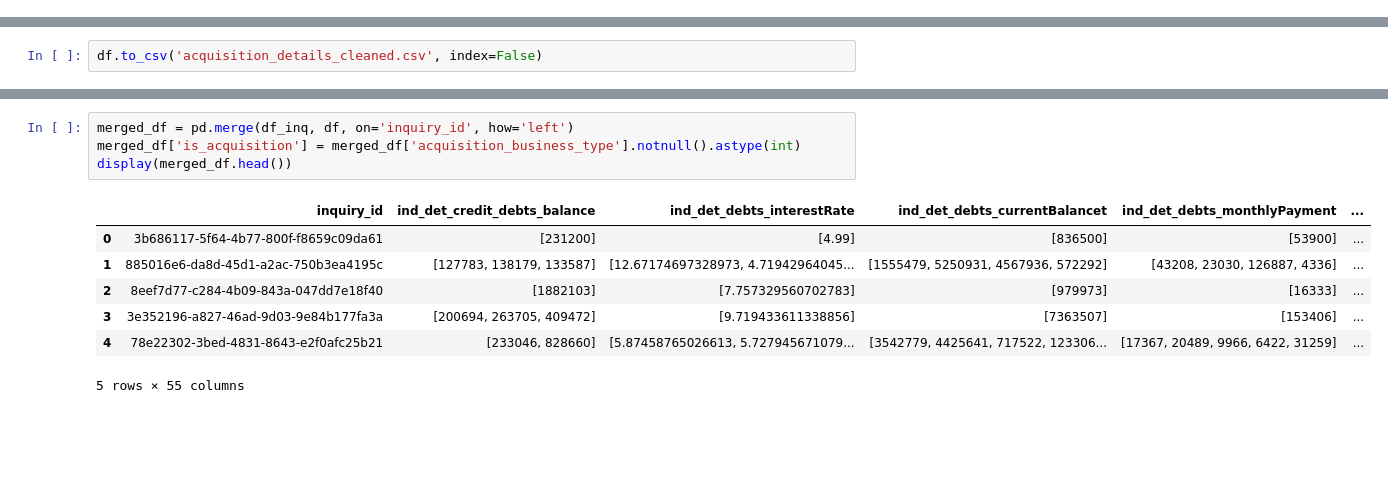
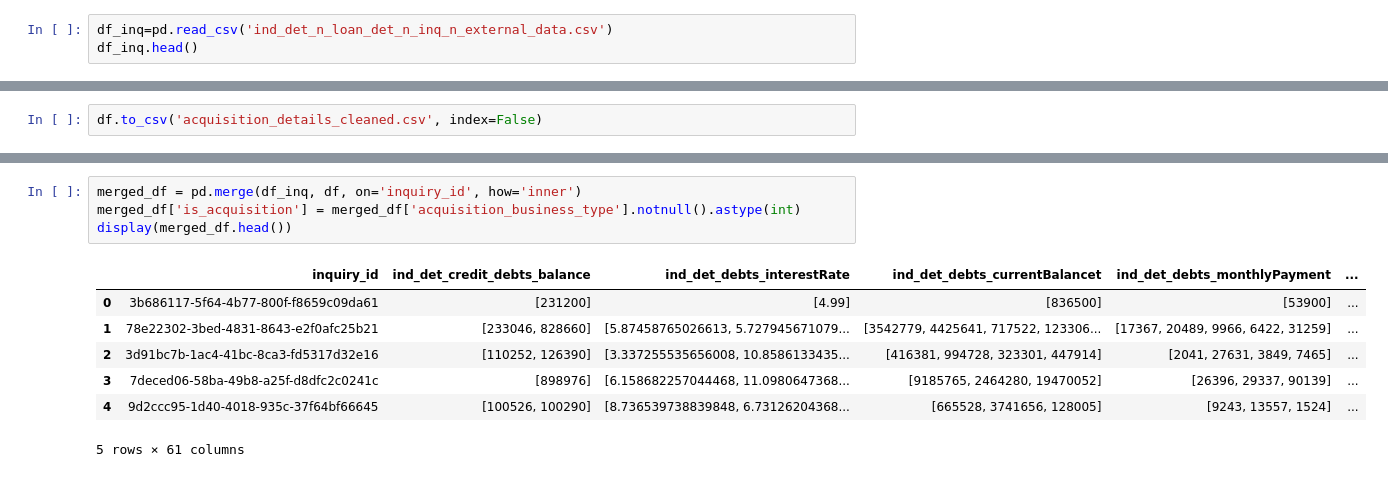
Before and after one commit to arushijha03/ParlayProject, a Jupyter notebook: merged_acquisition_details_and_external_data.ipynb, the cells around one changed output, grey strips where cells are left out. Cells and saved outputs as stored; diff of their text form; blank space fills up the shorter version.

```diff
--- a/merged_acquisition_details_and_external_data.ipynb
+++ b/merged_acquisition_details_and_external_data.ipynb
@@ -3,0 +90,3 @@ import json
+# %%
+df_inq=pd.read_csv('ind_det_n_loan_det_n_inq_n_external_data.csv')
+df_inq.head()
@@ -80,12 +162,12 @@ df_inq.head()
 # %%
-merged_df = pd.merge(df_inq, df, on='inquiry_id', how='left')
+merged_df = pd.merge(df_inq, df, on='inquiry_id', how='inner')
 merged_df['is_acquisition'] = merged_df['acquisition_business_type'].notnull().astype(int)
 display(merged_df.head())
 # %% [output]
 |  | inquiry_id | ind_det_credit_debts_balance | ind_det_debts_interestRate | ind_det_debts_currentBalancet | ind_det_debts_monthlyPayment | ... |
 | 0 | 3b686117-5f64-4b77-800f-f8659c09da61 | [231200] | [4.99] | [836500] | [53900] | ... |
-| 1 | 885016e6-da8d-45d1-a2ac-750b3ea4195c | [127783, 138179, 133587] | [12.67174697328973, 4.71942964045... | [1555479, 5250931, 4567936, 572292] | [43208, 23030, 126887, 4336] | ... |
-| 2 | 8eef7d77-c284-4b09-843a-047dd7e18f40 | [1882103] | [7.757329560702783] | [979973] | [16333] | ... |
-| 3 | 3e352196-a827-46ad-9d03-9e84b177fa3a | [200694, 263705, 409472] | [9.719433611338856] | [7363507] | [153406] | ... |
-| 4 | 78e22302-3bed-4831-8643-e2f0afc25b21 | [233046, 828660] | [5.87458765026613, 5.727945671079... | [3542779, 4425641, 717522, 123306... | [17367, 20489, 9966, 6422, 31259] | ... |
+| 1 | 78e22302-3bed-4831-8643-e2f0afc25b21 | [233046, 828660] | [5.87458765026613, 5.727945671079... | [3542779, 4425641, 717522, 123306... | [17367, 20489, 9966, 6422, 31259] | ... |
+| 2 | 3d91bc7b-1ac4-41bc-8ca3-fd5317d32e16 | [110252, 126390] | [3.337255535656008, 10.8586133435... | [416381, 994728, 323301, 447914] | [2041, 27631, 3849, 7465] | ... |
+| 3 | 7deced06-58ba-49b8-a25f-d8dfc2c0241c | [898976] | [6.158682257044468, 11.0980647368... | [9185765, 2464280, 19470052] | [26396, 29337, 90139] | ... |
+| 4 | 9d2ccc95-1d40-4018-935c-37f64bf66645 | [100526, 100290] | [8.736539738839848, 6.73126204368... | [665528, 3741656, 128005] | [9243, 13557, 1524] | ... |
-5 rows × 55 columns
+5 rows × 61 columns
```
Also changed, not shown: parts of 22 cells of this notebook, 2 other files.
